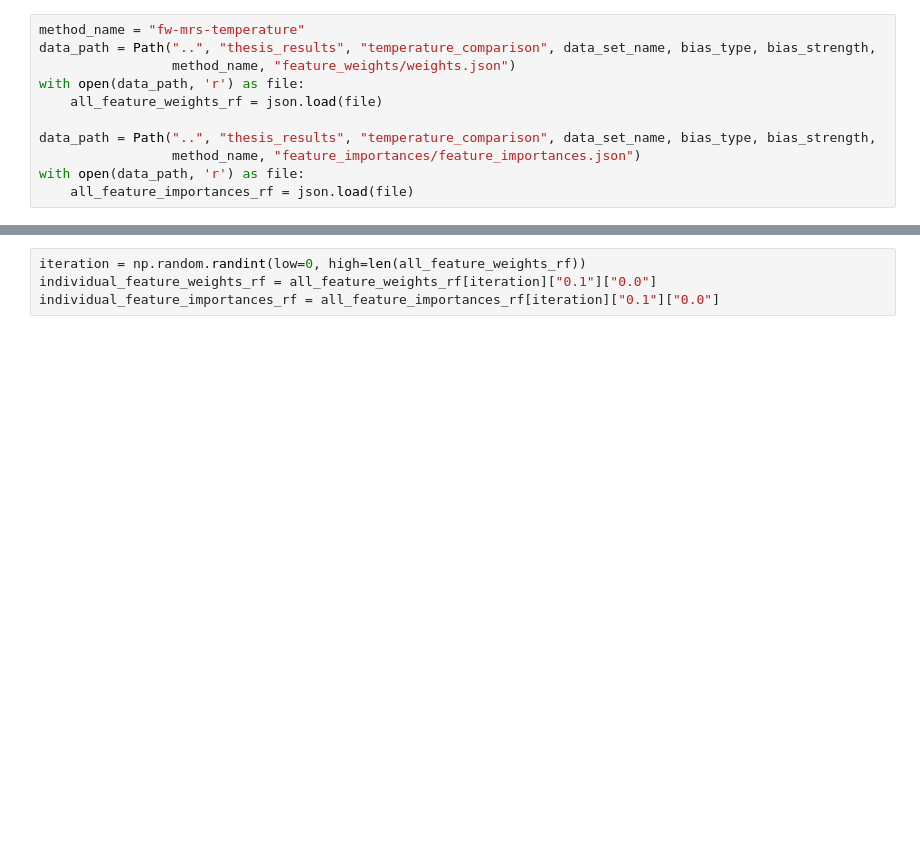
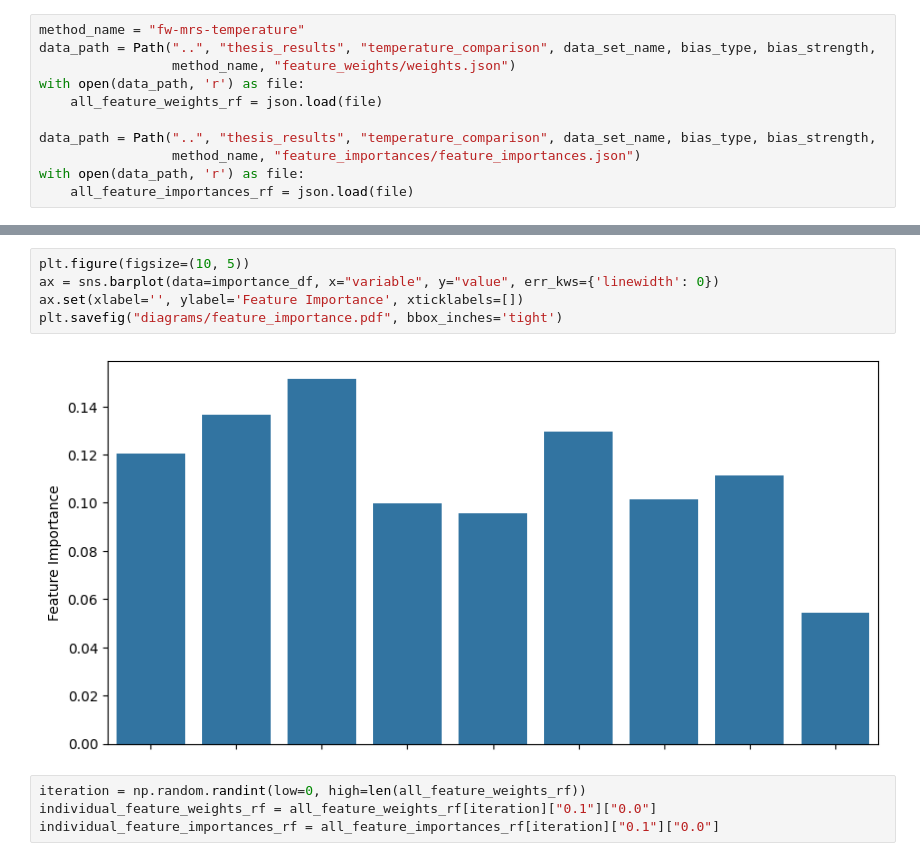
Before and after one commit to kramerlab/FeatureWeightDebiasing, a Jupyter notebook: notebooks/plot_feature_weights.ipynb, the cells around one changed output, grey strips where cells are left out. Drawn from its saved outputs; the diff is of its cells as text; blank space fills up the shorter version.

```diff
--- a/notebooks/plot_feature_weights.ipynb
+++ b/notebooks/plot_feature_weights.ipynb
@@ -28,3 +97,10 @@ with open(data_path, 'r') as file:
+# %%
+plt.figure(figsize=(10, 5))
+ax = sns.barplot(data=importance_df, x="variable", y="value", err_kws={'linewidth': 0})
+ax.set(xlabel='', ylabel='Feature Importance', xticklabels=[])
+plt.savefig("diagrams/feature_importance.pdf", bbox_inches='tight')
+# %% [output]
+[figure, added]
 # %%
 iteration = np.random.randint(low=0, high=len(all_feature_weights_rf))
 individual_feature_weights_rf = all_feature_weights_rf[iteration]["0.1"]["0.0"]
```
Also changed, not shown: parts of 10 cells of this notebook, 13 other files.
